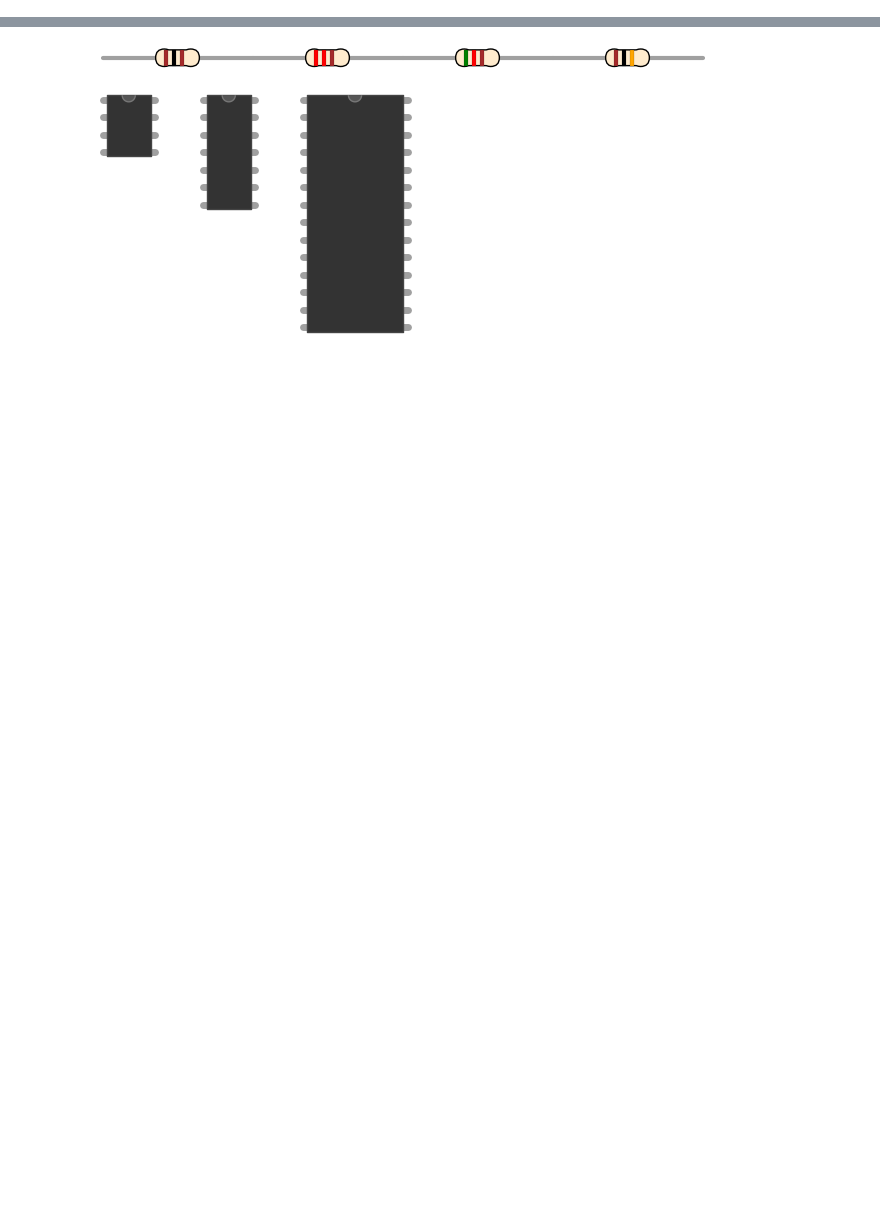
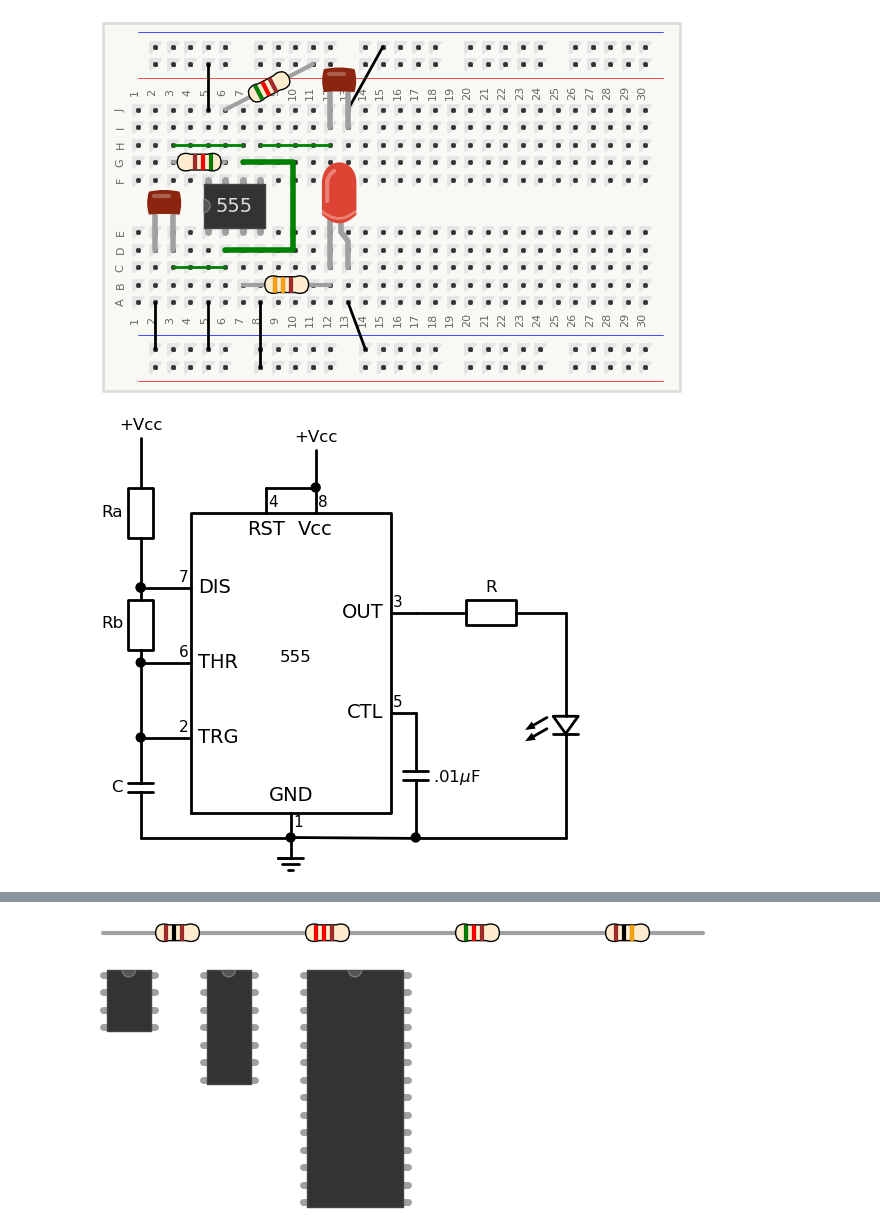
Before and after one commit to ekafex/electronics, a Jupyter notebook: Lectures/Circuit_Draw.ipynb, the cells around one changed output, grey strips where cells are left out. Cells and saved outputs as stored; diff of their text form; code cells hidden in the pictures; blank space fills up the shorter version.

```diff
--- a/Lectures/Circuit_Draw.ipynb
+++ b/Lectures/Circuit_Draw.ipynb
@@ -142,3 +157,61 @@ with schemdraw.Drawing() as d:
+# %%
+with schemdraw.Drawing() as d:
+    bb = pictorial.Breadboard().up()
+    pictorial.DIP().up().at(bb.E5).label('555', color='#DDD')
+    elm.Line().at(bb.A8).to(bb.L1_7)
+    elm.Line().at(bb.J5).to(bb.R1_4)
+    elm.Line().at(bb.A5).to(bb.L2_4).color('black')
+    pictorial.Resistor(330).at(bb.B7).to(bb.B12)
+    pictorial.LED(lead_length=.3*pictorial.INCH).at(bb.C12)
+    elm.Line().at(bb.A13).to(bb.L2_13).color('black')
+    pictorial.Resistor(520).at(bb.G6).to(bb.G3)
+    pictorial.Resistor(520).at(bb.J6).to(bb.R1_10)
+    elm.Line().at(bb.H3).to(bb.H7).color('green')
+    elm.Wire('c').at(bb.G7).to(bb.D6).linewidth(4).color('green')
+    elm.Line().at(bb.H8).to(bb.H12).color('green')
+    elm.Line().at(bb.J13).to(bb.R2_14).color('black')
+    pictorial.CapacitorMylar(lead_length=.2*pictorial.INCH).at(bb.I12)
+    elm.Line().at(bb.C6).to(bb.C3).color('green')
+    pictorial.CapacitorMylar(lead_length=.2*pictorial.INCH).at(bb.D2)
+    elm.Line().at(bb.A2).to(bb.L2_1).color('black')
+    d.save('figs/bread555.svg',transparent=False)
+
+
+with schemdraw.Drawing() as d:
+    d.config(fontsize=12)
+    T = (elm.Ic()
+         .side('L', spacing=1.5, pad=1.5, leadlen=1)
+         .side('R', spacing=2)
+         .side('T', pad=1.5, spacing=1)
+         .pin(name='TRG', side='left', pin='2')
+         .pin(name='THR', side='left', pin='6')
+         .pin(name='DIS', side='left', pin='7')
+         .pin(name='CTL', side='right', pin='5')
+         .pin(name='OUT', side='right', pin='3')
+         .pin(name='RST', side='top', pin='4')
+         .pin(name='Vcc', side='top', pin='8')
+         .pin(name='GND', side='bot', pin='1')
+         .label('555'))
+    BOT = elm.Ground().at(T.GND)
+    elm.Dot()
+    elm.Resistor().endpoints(T.DIS, T.THR).label('Rb').idot()
+    elm.Resistor().up().at(T.DIS).label('Ra').label('+Vcc', 'right')
+    elm.Line().endpoints(T.THR, T.TRG)
+    elm.Capacitor().at(T.TRG).toy(BOT.start).label('C')
+    elm.Line().tox(BOT.start)
+    elm.Capacitor().at(T.CTL).toy(BOT.start).label(r'.01$\mu$F', 'bottom').dot()
+    elm.Dot().at(T.DIS)
+    elm.Dot().at(T.THR)
+    elm.Dot().at(T.TRG)
+    elm.Line().endpoints(T.RST,T.Vcc).dot()
+    elm.Line().up(d.unit/4).label('+Vcc', 'right')
+    elm.Resistor().right().at(T.OUT).label('R')
+    elm.LED().flip().toy(BOT.start)
+    elm.Line().tox(BOT.start)
+    d.save('figs/555.svg',transparent=False)
+# %% [output]
+[figure, added]
+[figure, added]
 # %%
 with schemdraw.Drawing():
     bb = pictorial.Breadboard().up()
```
Also changed, not shown: parts of 6 cells of this notebook, 1 other file.
